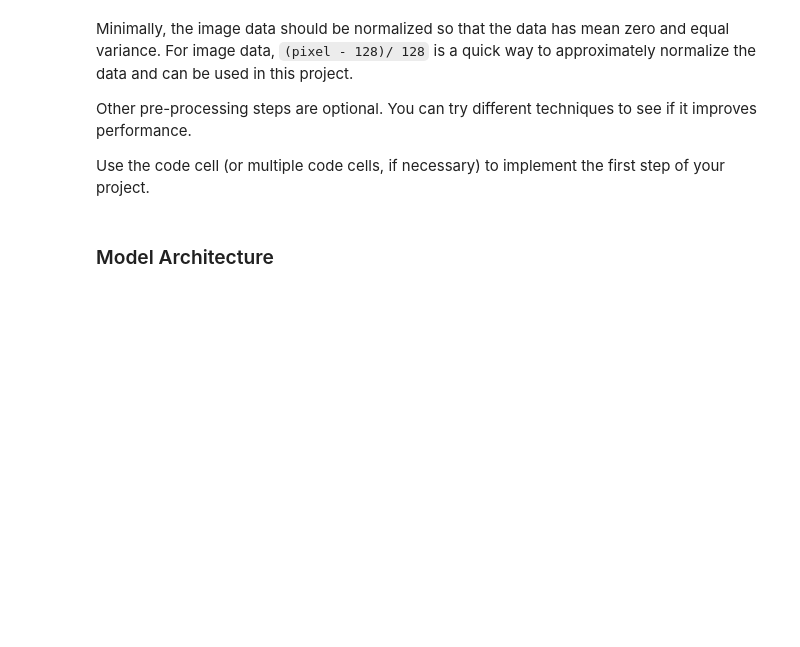
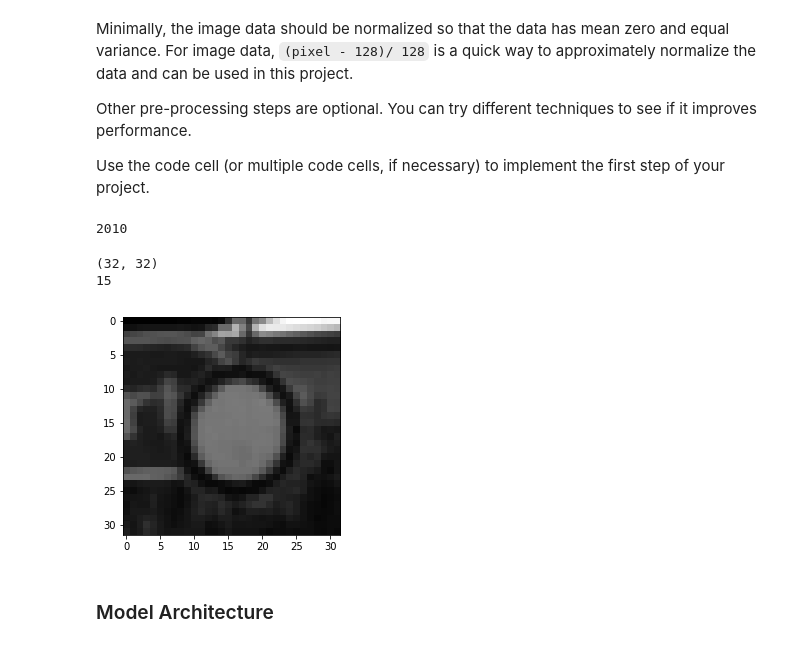
Before and after one commit to fadida/CarND-Traffic-Sign-Classifier-Project, a Jupyter notebook: Traffic_Sign_Classifier.ipynb, the cells around one changed output. Drawn from its saved outputs; the diff is of its cells as text; code cells hidden in the pictures; blank space fills up the shorter version.

```diff
--- a/Traffic_Sign_Classifier.ipynb
+++ b/Traffic_Sign_Classifier.ipynb
@@ -154,8 +156,25 @@ Minimally, the image data should be normalized so that the data has mean zero an
 Other pre-processing steps are optional. You can try different techniques to see if it improves performance.
 
 Use the code cell (or multiple code cells, if necessary) to implement the first step of your project.
+# %%
+import numpy as np
+
+mean_diviation = 1
+
+hist, bins = np.histogram(y_train, n_classes)
+hist_max = np.max(hist)
+while np.abs(np.mean(hist) -
+
+for class_idx in range(0, n_classes):
+    n_items = hist(0)[class_idx]
+    while n_items < hist_max:
+        np.append(X_train, )
+# %% [output]
+2010
 # %%
 import numpy as np
+from skimage import color
+import cv2
 
 def normalize_set(data_set):
     """
@@ -168,14 +187,31 @@ def average_pixles(data_set):
     """
     Average all image pixels in `data_set`
     """
-    return np.average(data_set, axis=3)
+    return np.expand_dims(np.average(data_set, axis=3), axis=3)
+
+def process_set(data_set):
+    for idx in range(len(data_set)):
+        data_set[idx] = cv2.cvtColor(data_set[idx], cv2.COLOR_RGB2YUV)
+       # data_set[idx, :, :, 2] = cv2.equalizeHist(data_set[idx, :, :, 2].squeeze())
+        data_set[idx, :, :, 2] = (data_set[idx, :, :, 2] - 128) / 128
+    return data_set
 # %%
 # Run all over all sets
 
-sets = [X_train, X_valid, X_test]
-for s in sets:
-    s = average_pixles(s)
-    s = normalize_set(s)
+X_train = process_set(X_train)
+X_valid = process_set(X_valid)
+X_test = process_set(X_test)
+# %%
+# Show random image from training set
+rand_idx = random.randrange(0, n_train)
+plt.figure()
+print(X_train[rand_idx,:,:,0].squeeze().shape)
+plt.imshow(X_train[rand_idx,:,:,0].squeeze(), cmap='gray')
+print(y_train[rand_idx])
+# %% [output]
+(32, 32)
+15
+[figure, added]
 # %% [markdown]
 ### Model Architecture
 # %%
```
Also changed, not shown: parts of 8 cells of this notebook.
